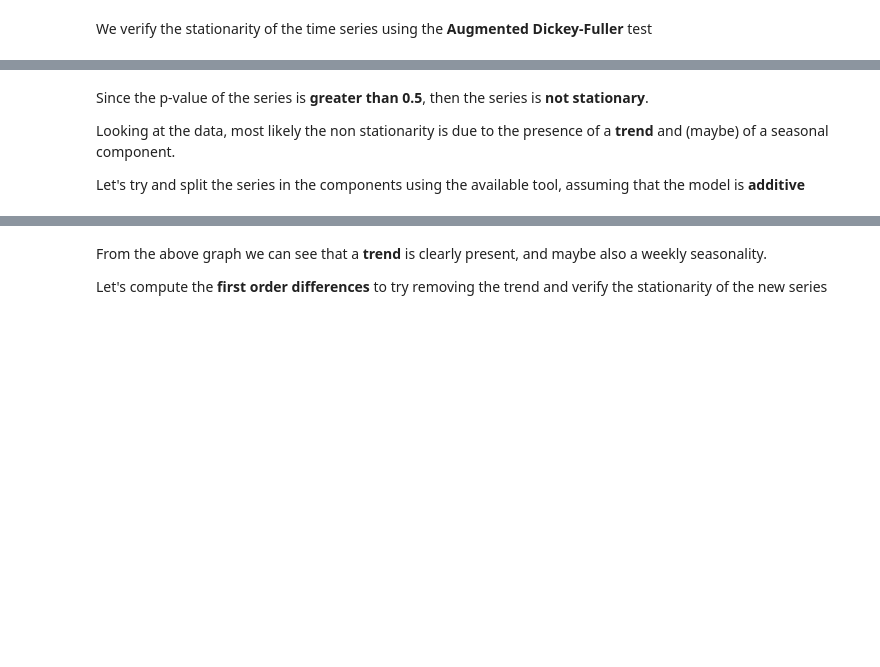
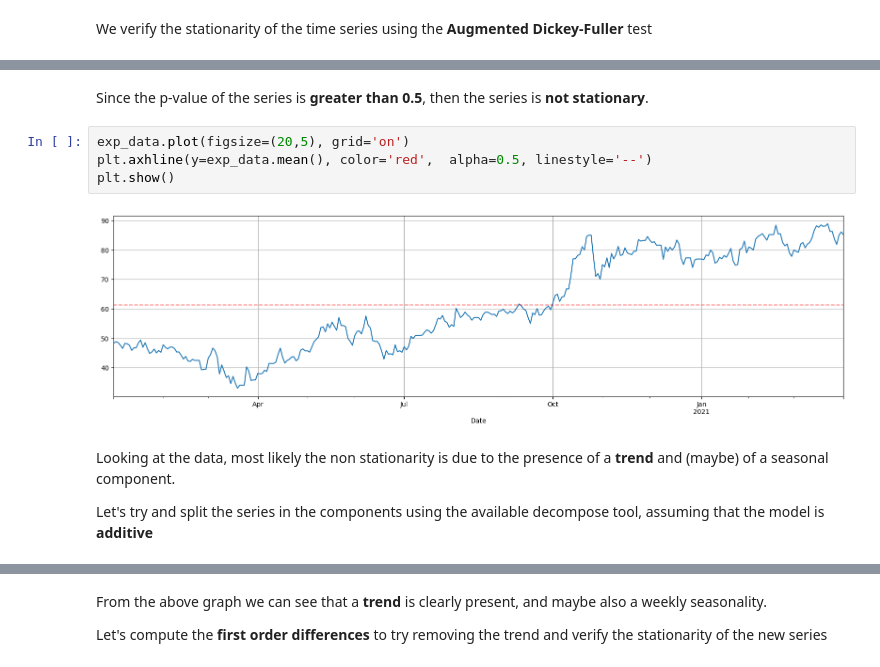
Before and after one commit to Ilvecho/Value-Investor, a Jupyter notebook: Project_5.ipynb, the cells around one changed output, grey strips where cells are left out. Saved outputs shown, nothing was run; the diff lists cells and outputs as text; blank space fills up the shorter version.

```diff
--- a/Project_5.ipynb
+++ b/Project_5.ipynb
@@ -93,12 +96,18 @@ results = adfuller(exp_data)
 print('The p-value of the series is: ', results[1])
 # %% [output]
 The p-value of the series is:  0.8756756136964812
+# %% [markdown]
+Since the p-value of the series is **greater than 0.5**, then the series is **not stationary**.
+# %%
+exp_data.plot(figsize=(20,5), grid='on')
+plt.axhline(y=exp_data.mean(), color='red',  alpha=0.5, linestyle='--')
+plt.show()
+# %% [output]
+[figure, added]
 # %% [markdown]
-Since the p-value of the series is **greater than 0.5**, then the series is **not stationary**.
-
 Looking at the data, most likely the non stationarity is due to the presence of a **trend** and (maybe) of a seasonal component.
 
-Let's try and split the series in the components using the available tool, assuming that the model is **additive**
+Let's try and split the series in the components using the available decompose tool, assuming that the model is **additive**
 # %%
 decomposition = sm.tsa.seasonal_decompose(exp_data, model='additive')
 fig = decomposition.plot()
```
Also changed, not shown: parts of 37 cells of this notebook.
